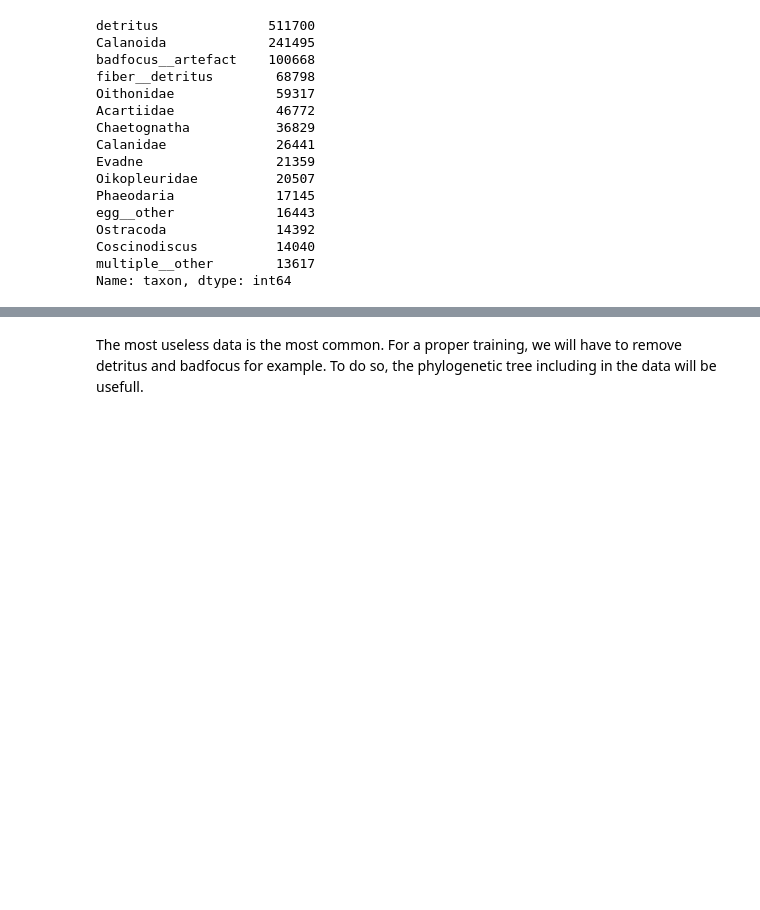
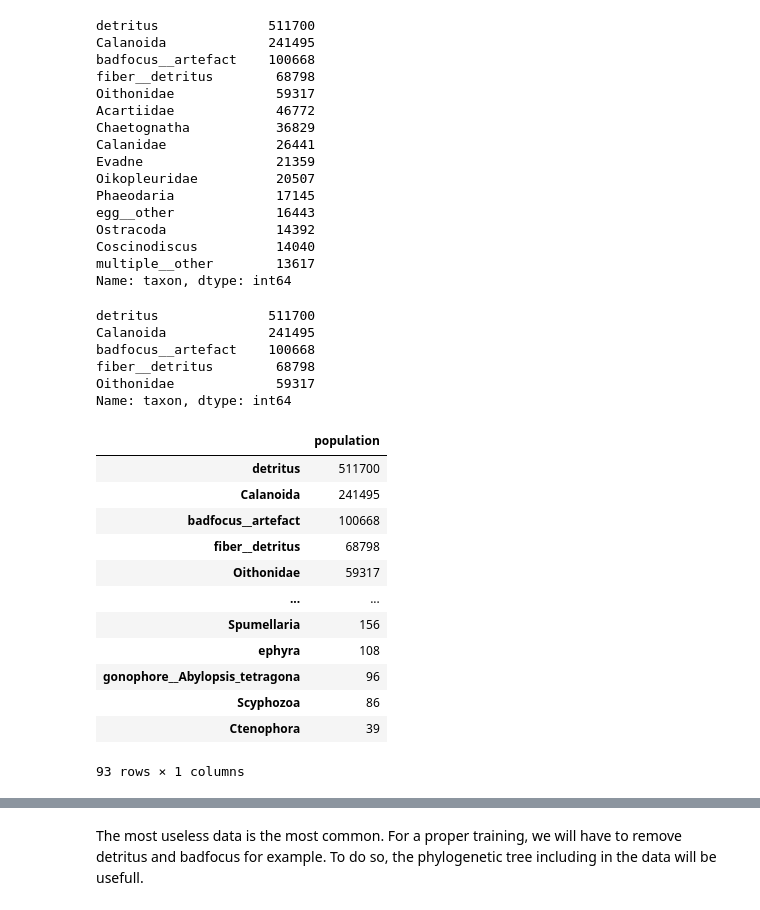
Before and after one commit to AntoineSalaun/PlanktonClassifier, a Jupyter notebook: Data_exploration.ipynb, the cells around one changed output, grey strips where cells are left out. Cells and saved outputs as stored; diff of their text form; code cells hidden in the pictures; blank space fills up the shorter version.

```diff
--- a/Data_exploration.ipynb
+++ b/Data_exploration.ipynb
@@ -185,3 +187,13 @@ Ostracoda              14392
 Coscinodiscus          14040
 multiple__other        13617
 Name: taxon, dtype: int64
+# %%
+class_pop = taxa['taxon'].value_counts()
+class_pop.head()
+# %% [output]
+detritus              511700
+Calanoida             241495
+badfocus__artefact    100668
+fiber__detritus        68798
+Oithonidae             59317
+Name: taxon, dtype: int64
@@ -187,0 +202,17 @@ Name: taxon, dtype: int64
+# %%
+df = df.rename(columns={'taxon' : ' class population'})
+df
+# %% [output]
+|  | population |
+| detritus | 511700 |
+| Calanoida | 241495 |
+| badfocus__artefact | 100668 |
+| fiber__detritus | 68798 |
+| Oithonidae | 59317 |
+| ... | ... |
+| Spumellaria | 156 |
+| ephyra | 108 |
+| gonophore__Abylopsis_tetragona | 96 |
+| Scyphozoa | 86 |
+| Ctenophora | 39 |
+93 rows × 1 columns
```
Also changed, not shown: parts of 5 cells of this notebook, 10 other files.
